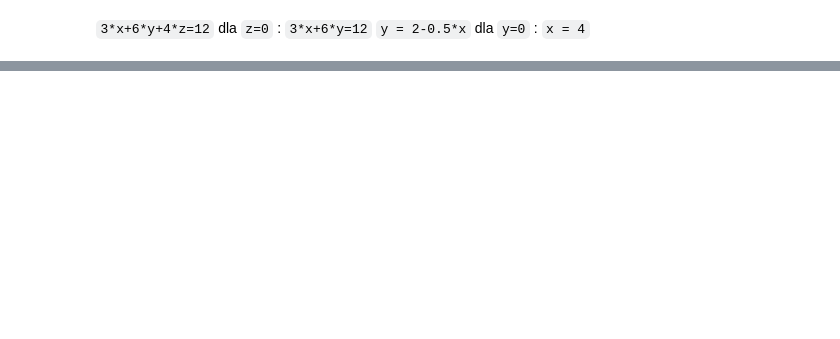
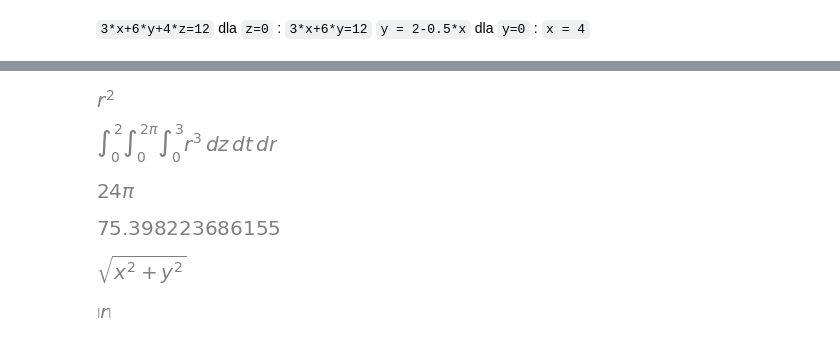
Before and after one commit to pzajaczkowski/ONWP, a Jupyter notebook: lista5/lista5.ipynb, the cells around one changed output, grey strips where cells are left out. Cells and saved outputs as stored; diff of their text form; code cells hidden in the pictures; blank space fills up the shorter version.

```diff
--- a/lista5/lista5.ipynb
+++ b/lista5/lista5.ipynb
@@ -46,0 +83,27 @@ integ.doit()
+# %%
+# współrzędzne walcowe:
+# x = r * cos(t)
+# y = r * sin(t)
+# z = z
+fun2_wal = fun2.subs({x: r * cos(t), y: r * sin(t)}).simplify()
+fun2_wal
+# %% [output]
+[figure, added]
+# %%
+cal = Integral(fun2_wal * r, (z, 0, 3), (t, 0, 2 * pi), (r, 0, 2))
+display(cal)
+cal_val = cal.doit()
+display(cal_val)
+display(cal_val.evalf())
+# %% [output]
+[figure, added]
+[figure, added]
+[figure, added]
+# %%
+fzb = sqrt(x**2 + y**2)
+display(fzb)
+fzbs = fzb.subs({x: r * cos(t), y: r * sin(t)}).simplify()
+display(fzbs)
+# %% [output]
+[figure, added]
+[figure, added]
```
Also changed, not shown: parts of 16 cells of this notebook.
